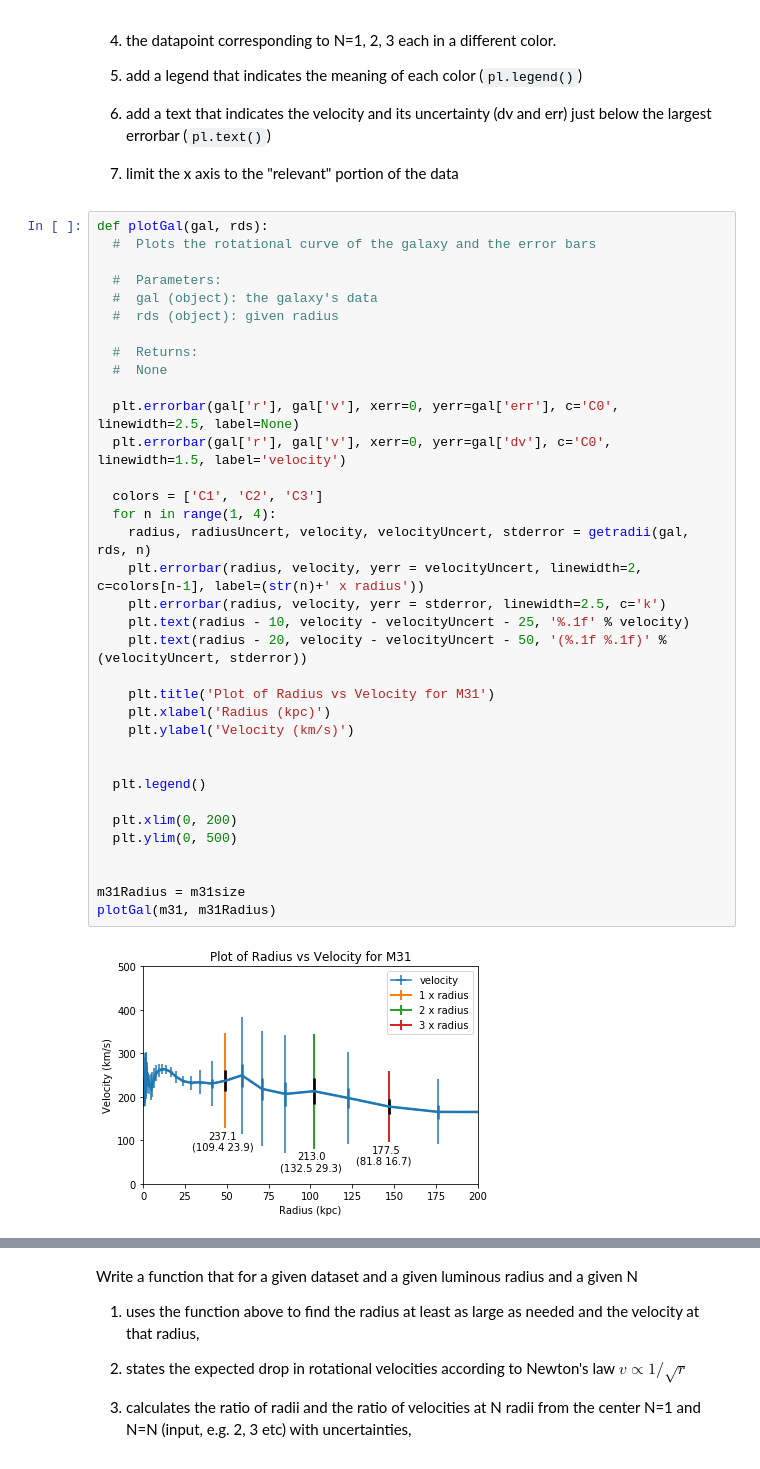
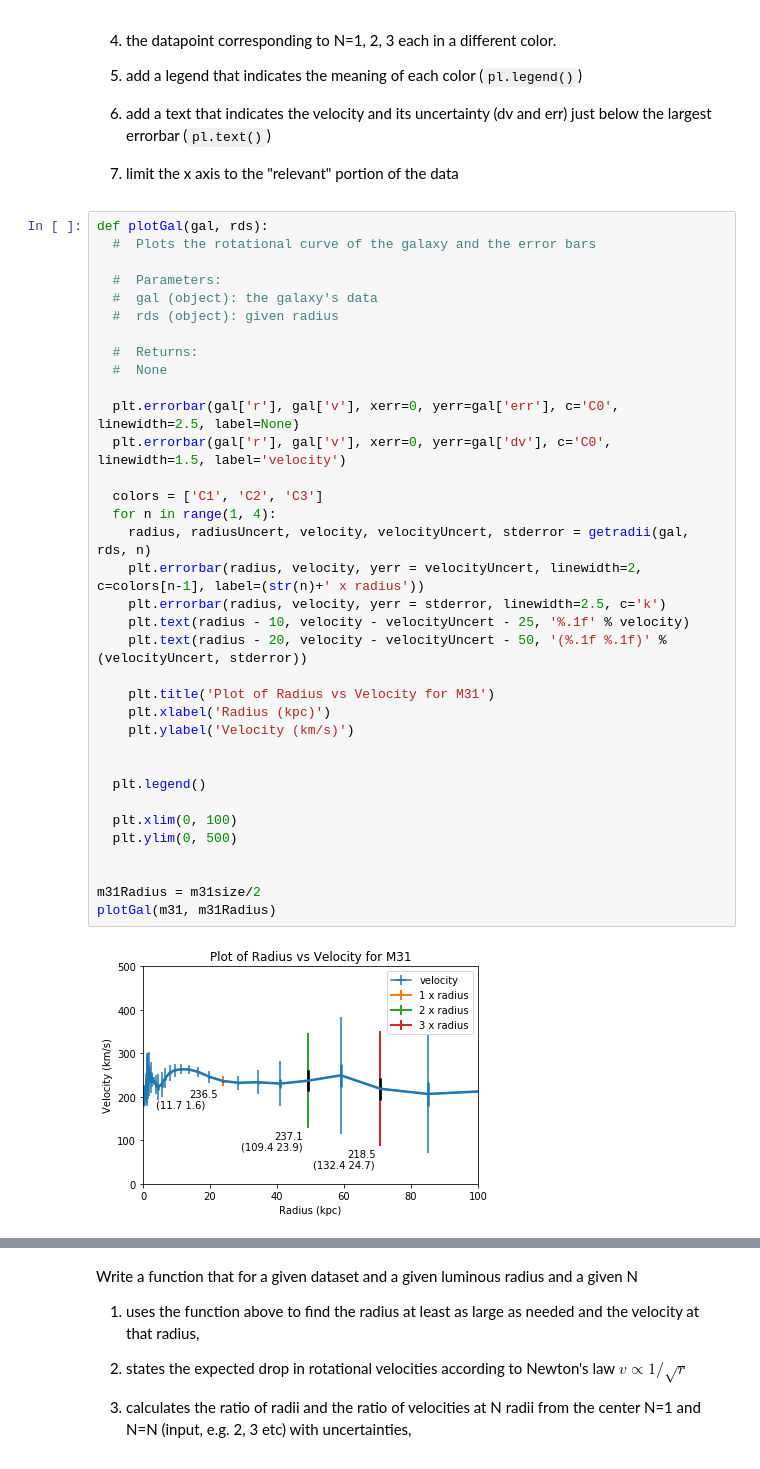
Before and after one commit to fedhere/DSPS_cHarty, a Jupyter notebook: HW4/MWrotCurve_cHarty.ipynb, the cells around one changed output, grey strips where cells are left out. Cells and saved outputs as stored; diff of their text form.

```diff
--- a/HW4/MWrotCurve_cHarty.ipynb
+++ b/HW4/MWrotCurve_cHarty.ipynb
@@ -231,34 +235,34 @@ def plotGal(gal, rds):
   #  Parameters:
   #  gal (object): the galaxy's data
   #  rds (object): given radius
 
   #  Returns:
   #  None
 
   plt.errorbar(gal['r'], gal['v'], xerr=0, yerr=gal['err'], c='C0', linewidth=2.5, label=None)
   plt.errorbar(gal['r'], gal['v'], xerr=0, yerr=gal['dv'], c='C0', linewidth=1.5, label='velocity')
 
   colors = ['C1', 'C2', 'C3']
   for n in range(1, 4):
     radius, radiusUncert, velocity, velocityUncert, stderror = getradii(gal, rds, n)
     plt.errorbar(radius, velocity, yerr = velocityUncert, linewidth=2, c=colors[n-1], label=(str(n)+' x radius'))
     plt.errorbar(radius, velocity, yerr = stderror, linewidth=2.5, c='k')
     plt.text(radius - 10, velocity - velocityUncert - 25, '%.1f' % velocity)
     plt.text(radius - 20, velocity - velocityUncert - 50, '(%.1f %.1f)' % (velocityUncert, stderror))
 
     plt.title('Plot of Radius vs Velocity for M31')
     plt.xlabel('Radius (kpc)')
     plt.ylabel('Velocity (km/s)')
 
 
   plt.legend()
 
-  plt.xlim(0, 200)
+  plt.xlim(0, 100)
   plt.ylim(0, 500)
 
 
-m31Radius = m31size
+m31Radius = m31size/2
 plotGal(m31, m31Radius)
 # %% [output]
-[figure, old version]
+[figure, new version]
 # %% [markdown]
```
Also changed, not shown: parts of 11 cells of this notebook.
